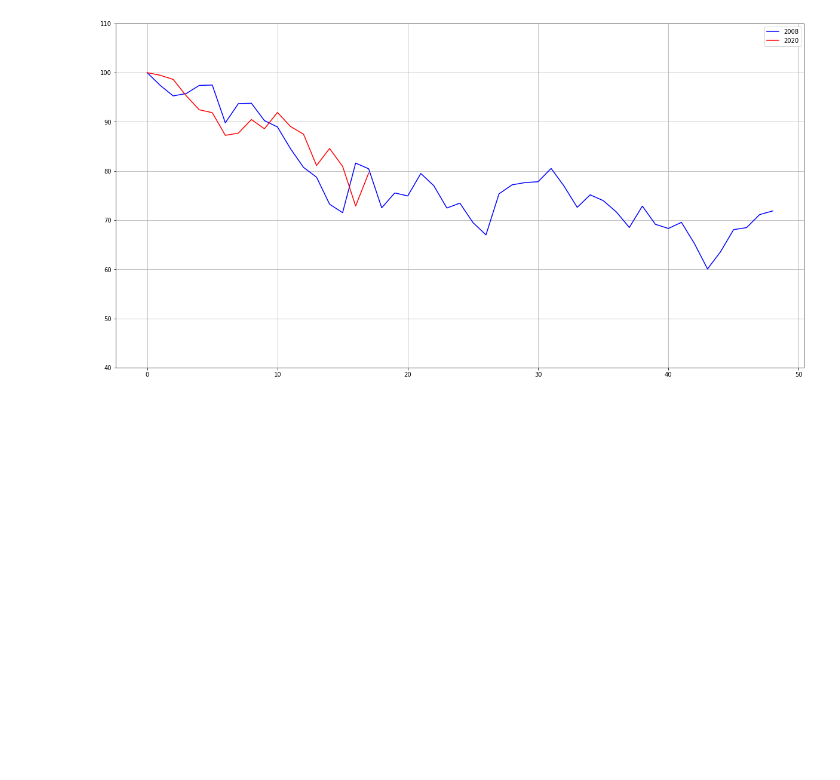
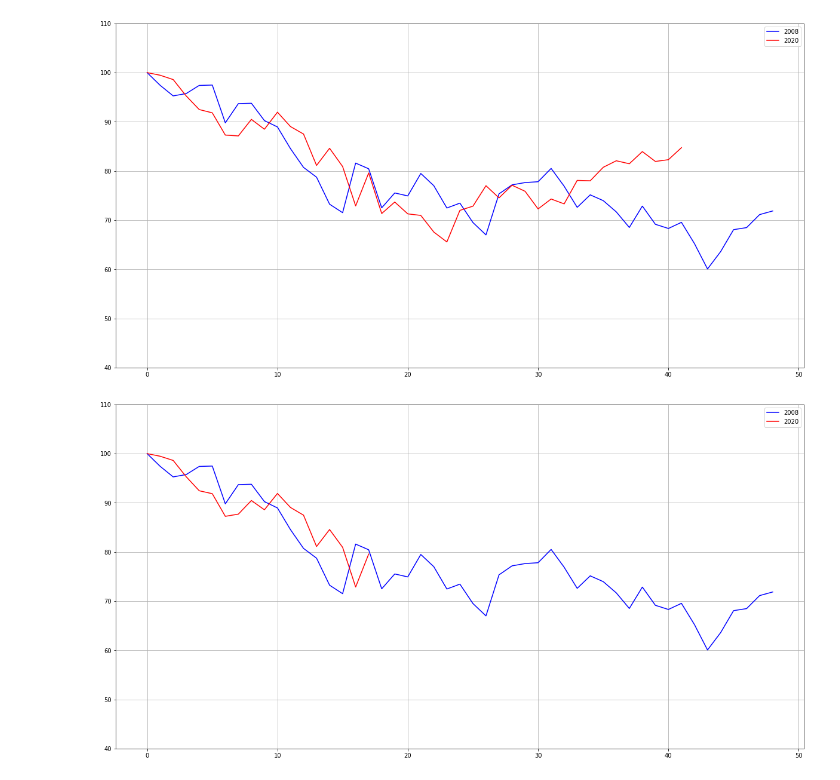
Before and after one commit to Chin-I/FinancialResearch, a Jupyter notebook: History repeats itself-2008 vs 20200417.ipynb, the cells around one changed output. Cells and saved outputs as stored; diff of their text form; code cells hidden in the pictures; blank space fills up the shorter version.

```diff
--- a/History repeats itself-2008 vs 20200417.ipynb
+++ b/History repeats itself-2008 vs 20200417.ipynb
@@ -1,3 +1,16 @@
+# %%
+import matplotlib.pyplot as plt
+fig= plt.figure(figsize=(20,10))
+axes= fig.add_axes([0.1,0.1,0.8,0.8])
+
+axes.plot(S2008.prc, 'b', label='2008')
+axes.plot(S2020.prc, 'r-', label='2020')
+plt.legend(loc='best')
+plt.grid()
+plt.ylim(40, 110)
+plt.show()
+# %% [output]
+[figure, added]
 # %%
 # import matplotlib.pyplot as plt
 # fig= plt.figure(figsize=(20,10))
```
Also changed, not shown: parts of 6 cells of this notebook.
